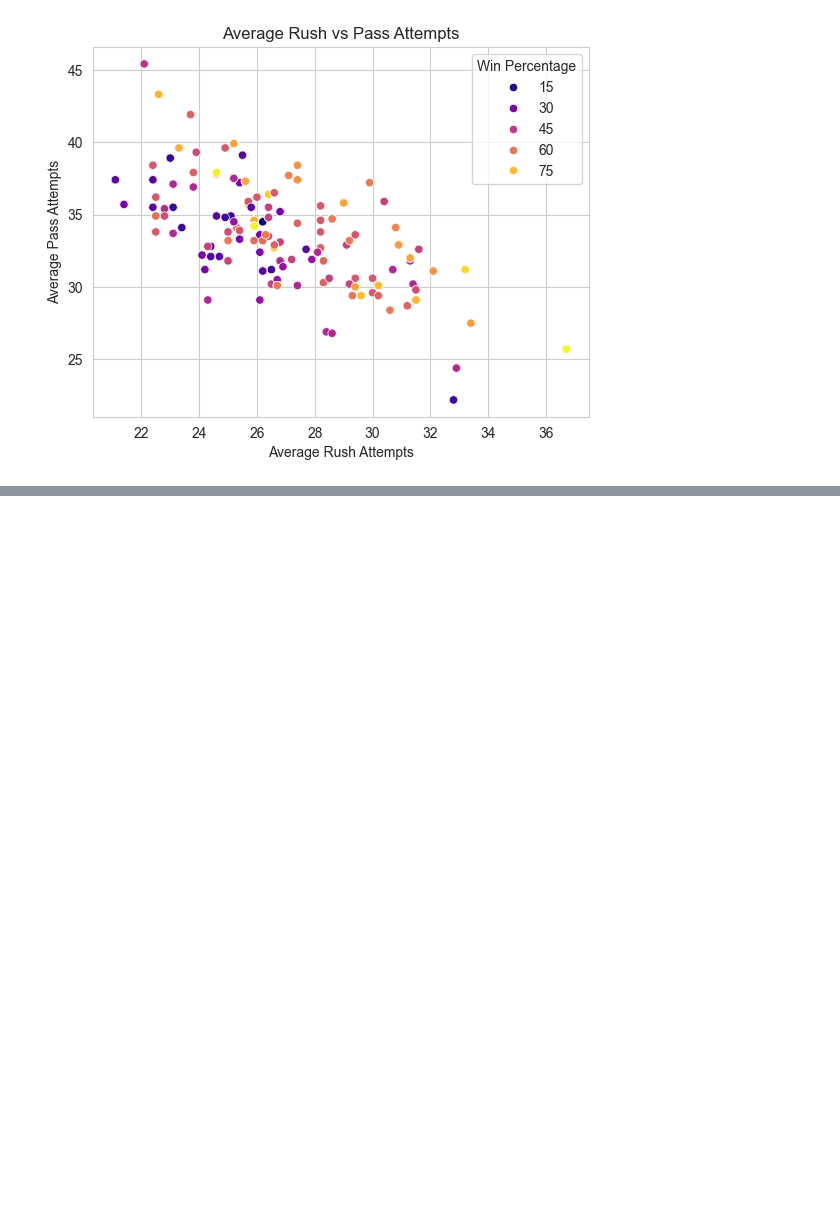
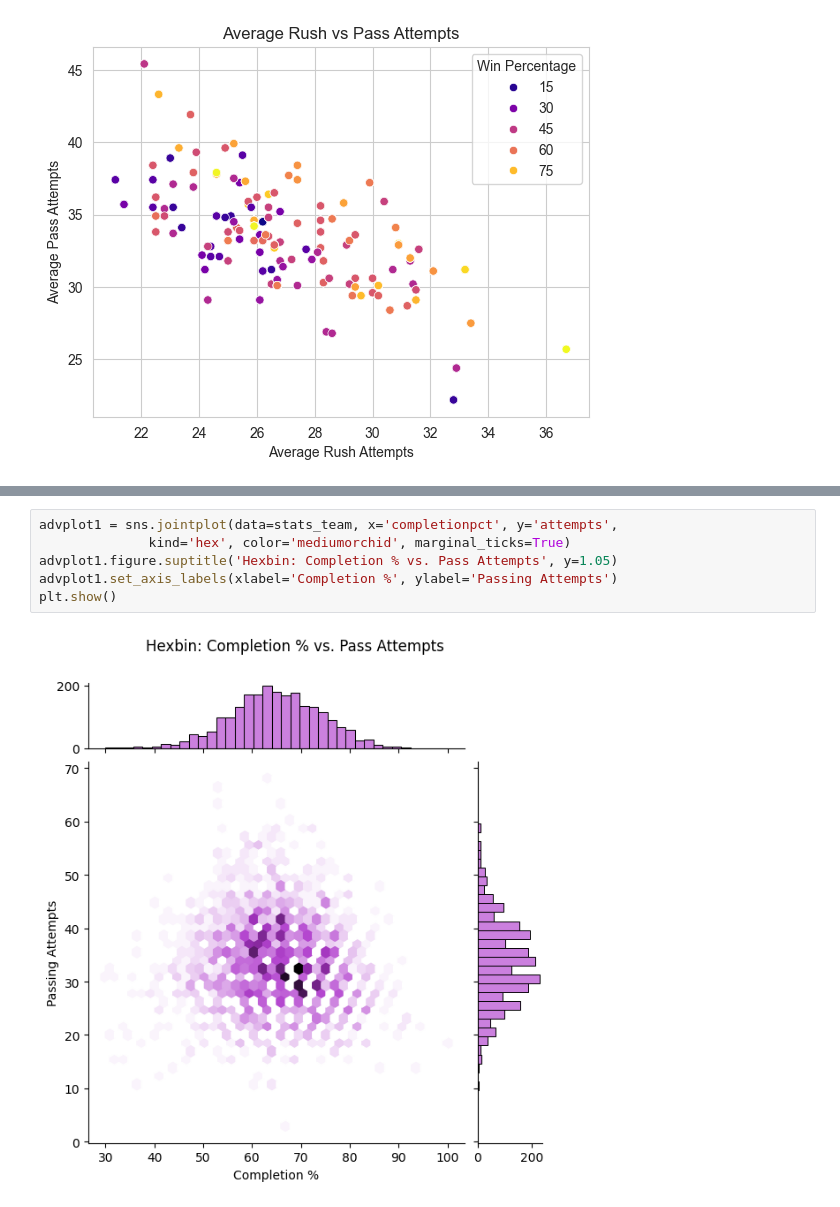
Before and after one commit to CamSmithers/NFL, a Jupyter notebook: Basic Analysis.ipynb, the cells around one changed output, grey strips where cells are left out. Cells and saved outputs as stored; diff of their text form; blank space fills up the shorter version.

```diff
--- a/Basic Analysis.ipynb
+++ b/Basic Analysis.ipynb
@@ -220,2 +306,10 @@ plt.show()
+# %%
+advplot1 = sns.jointplot(data=stats_team, x='completionpct', y='attempts',
+              kind='hex', color='mediumorchid', marginal_ticks=True)
+advplot1.figure.suptitle('Hexbin: Completion % vs. Pass Attempts', y=1.05)
+advplot1.set_axis_labels(xlabel='Completion %', ylabel='Passing Attempts')
+plt.show()
+# %% [output]
+[figure, added]
 # %%
 # Avg Yards Before vs. Yards After Contact
```
Also changed, not shown: parts of 16 cells of this notebook.
